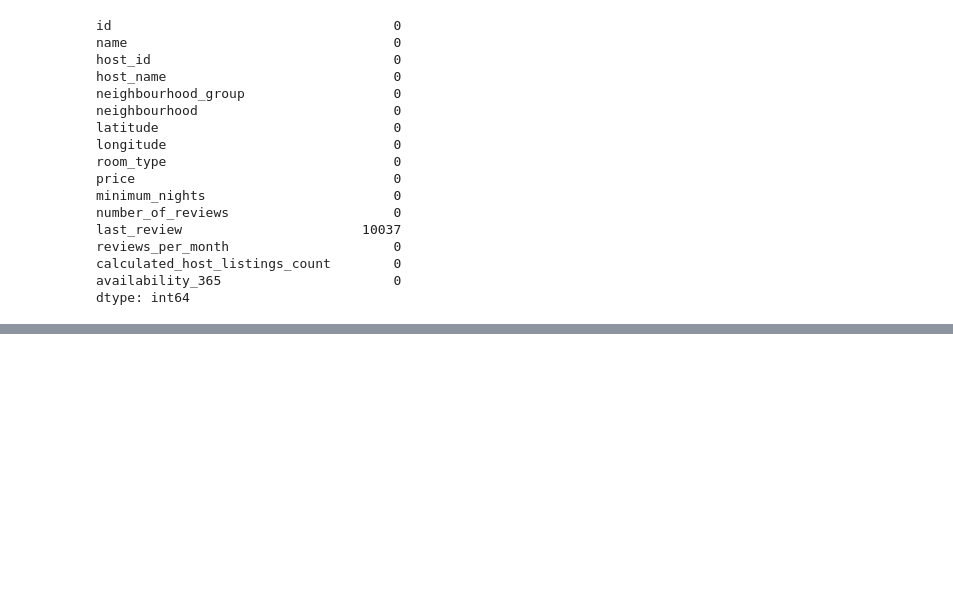
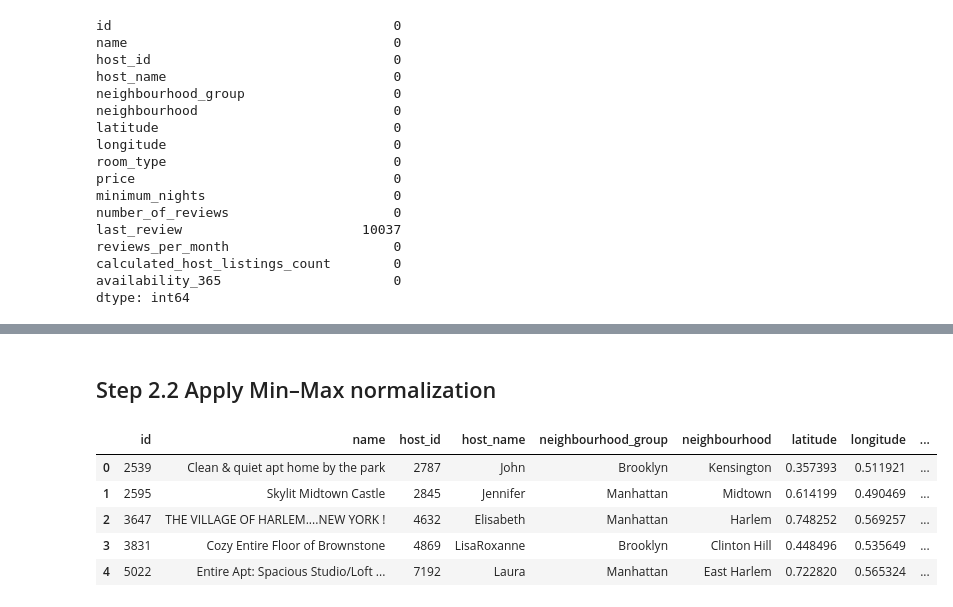
Before and after one commit to Bloodwingv2/Chapter_2_Group_Exercise_1_Data_Preprocessing_on_a_Real_Dataset, a Jupyter notebook: Jupyter Notebook/Chapter_2_Group_Exercise_1_Data_Preprocessing_on_a_Real_Dataset.ipynb, the cells around one changed output, grey strips where cells are left out. Drawn from its saved outputs; the diff is of its cells as text; code cells hidden in the pictures; blank space fills up the shorter version.

```diff
--- a/Jupyter Notebook/Chapter_2_Group_Exercise_1_Data_Preprocessing_on_a_Real_Dataset.ipynb
+++ b/Jupyter Notebook/Chapter_2_Group_Exercise_1_Data_Preprocessing_on_a_Real_Dataset.ipynb
@@ -128,0 +161,16 @@ dtype: int64
+# %% [markdown]
+## Step 2.2 Apply Min–Max normalization
+# %%
+from sklearn.preprocessing import MinMaxScaler
+
+scaler_mm = MinMaxScaler()
+df_minmax = nyc_data.copy()
+df_minmax[num_cols] = scaler_mm.fit_transform(nyc_data[num_cols])
+df_minmax.head()
+# %% [output]
+|  | id | name | host_id | host_name | neighbourhood_group | neighbourhood | latitude | longitude | ... |
+| 0 | 2539 | Clean & quiet apt home by the park | 2787 | John | Brooklyn | Kensington | 0.357393 | 0.511921 | ... |
+| 1 | 2595 | Skylit Midtown Castle | 2845 | Jennifer | Manhattan | Midtown | 0.614199 | 0.490469 | ... |
+| 2 | 3647 | THE VILLAGE OF HARLEM....NEW YORK ! | 4632 | Elisabeth | Manhattan | Harlem | 0.748252 | 0.569257 | ... |
+| 3 | 3831 | Cozy Entire Floor of Brownstone | 4869 | LisaRoxanne | Brooklyn | Clinton Hill | 0.448496 | 0.535649 | ... |
+| 4 | 5022 | Entire Apt: Spacious Studio/Loft ... | 7192 | Laura | Manhattan | East Harlem | 0.722820 | 0.565324 | ... |
```
Also changed, not shown: parts of 8 cells of this notebook, 1 other file.
